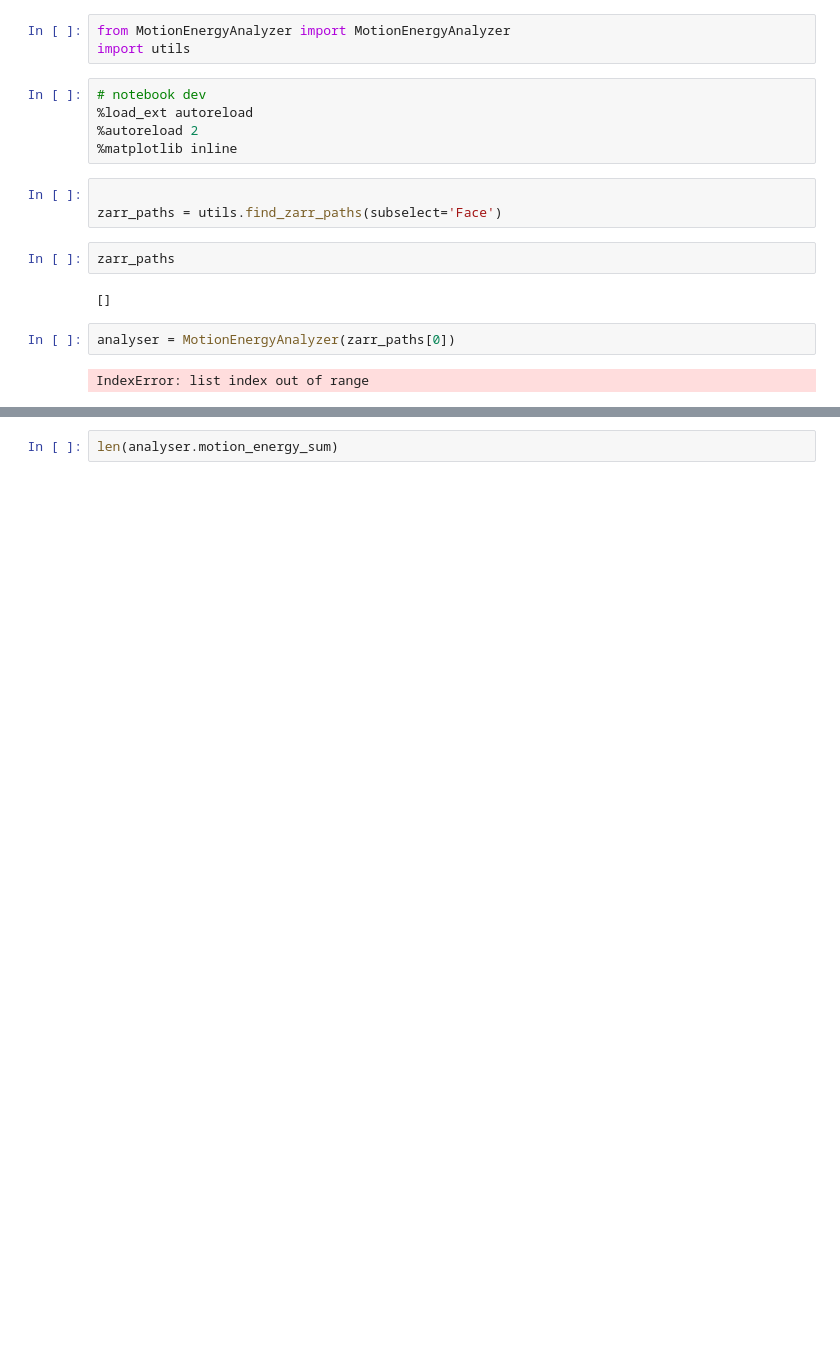
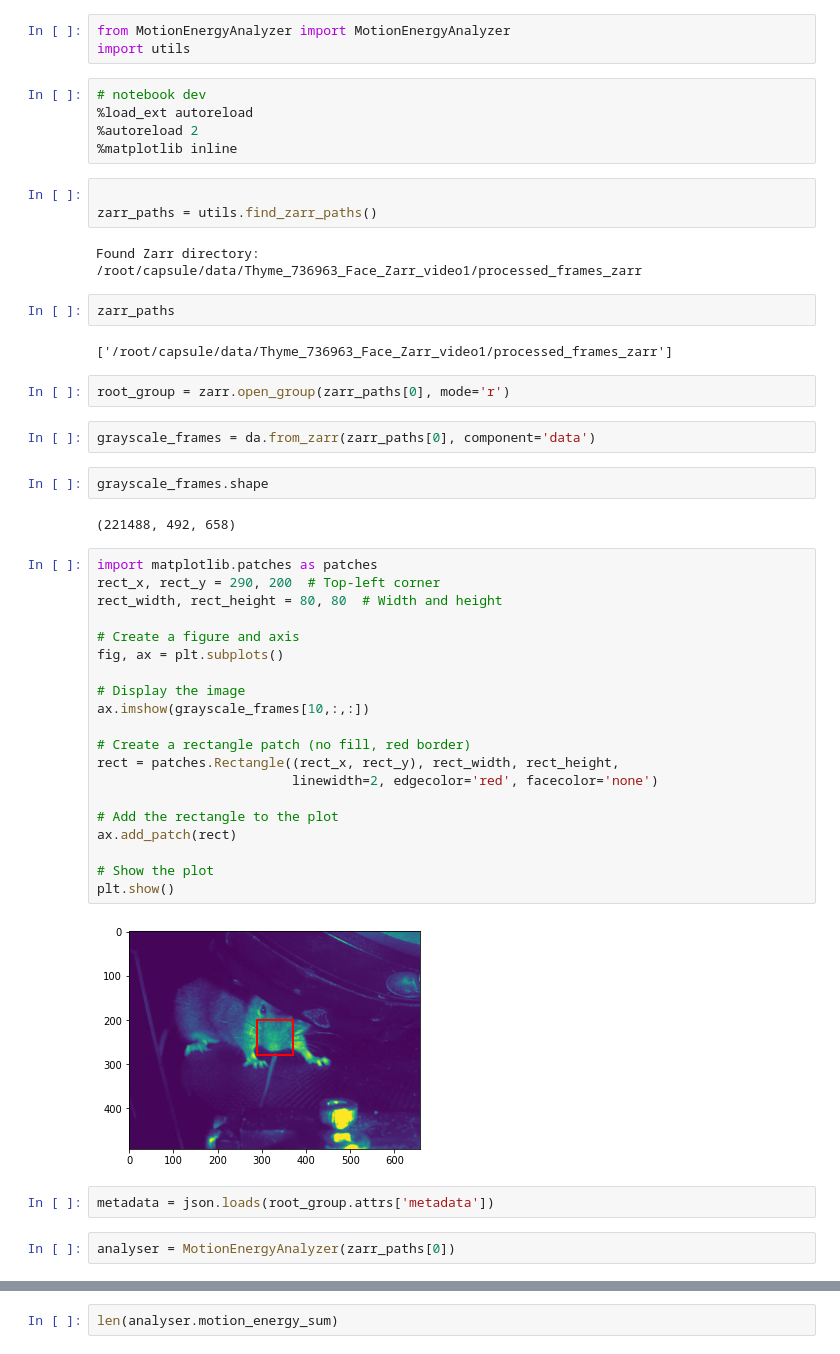
Before and after one commit to AllenInstitute/compute_motion_energy, a Jupyter notebook: code/dev.ipynb, the cells around one changed output, grey strips where cells are left out. Cells and saved outputs as stored; diff of their text form; blank space fills up the shorter version.

Commit message:
getting crop region for thyme

```diff
--- a/code/dev.ipynb
+++ b/code/dev.ipynb
@@ -15,15 +16,47 @@ import utils
 %matplotlib inline
 # %%
 
-zarr_paths = utils.find_zarr_paths(subselect='Face')
+zarr_paths = utils.find_zarr_paths()
+# %% [output]
+Found Zarr directory: /root/capsule/data/Thyme_736963_Face_Zarr_video1/processed_frames_zarr
 # %%
 zarr_paths
 # %% [output]
-[]
+['/root/capsule/data/Thyme_736963_Face_Zarr_video1/processed_frames_zarr']
+# %%
+root_group = zarr.open_group(zarr_paths[0], mode='r')
+# %%
+grayscale_frames = da.from_zarr(zarr_paths[0], component='data')
+# %%
+grayscale_frames.shape
+# %% [output]
+(221488, 492, 658)
+# %%
+import matplotlib.patches as patches
+rect_x, rect_y = 290, 200  # Top-left corner
+rect_width, rect_height = 80, 80  # Width and height
+
+# Create a figure and axis
+fig, ax = plt.subplots()
+
+# Display the image
+ax.imshow(grayscale_frames[10,:,:])
+
+# Create a rectangle patch (no fill, red border)
+rect = patches.Rectangle((rect_x, rect_y), rect_width, rect_height,
+                         linewidth=2, edgecolor='red', facecolor='none')
+
+# Add the rectangle to the plot
+ax.add_patch(rect)
+
+# Show the plot
+plt.show()
+# %% [output]
+[figure, added]
+# %%
+metadata = json.loads(root_group.attrs['metadata'])
 # %%
 analyser = MotionEnergyAnalyzer(zarr_paths[0])
-# %% [output]
-IndexError: list index out of range
 # %%
 analyser.analyze()
 # %% [output]
```
Also changed, not shown: parts of 2 cells of this notebook, 3 other files.
